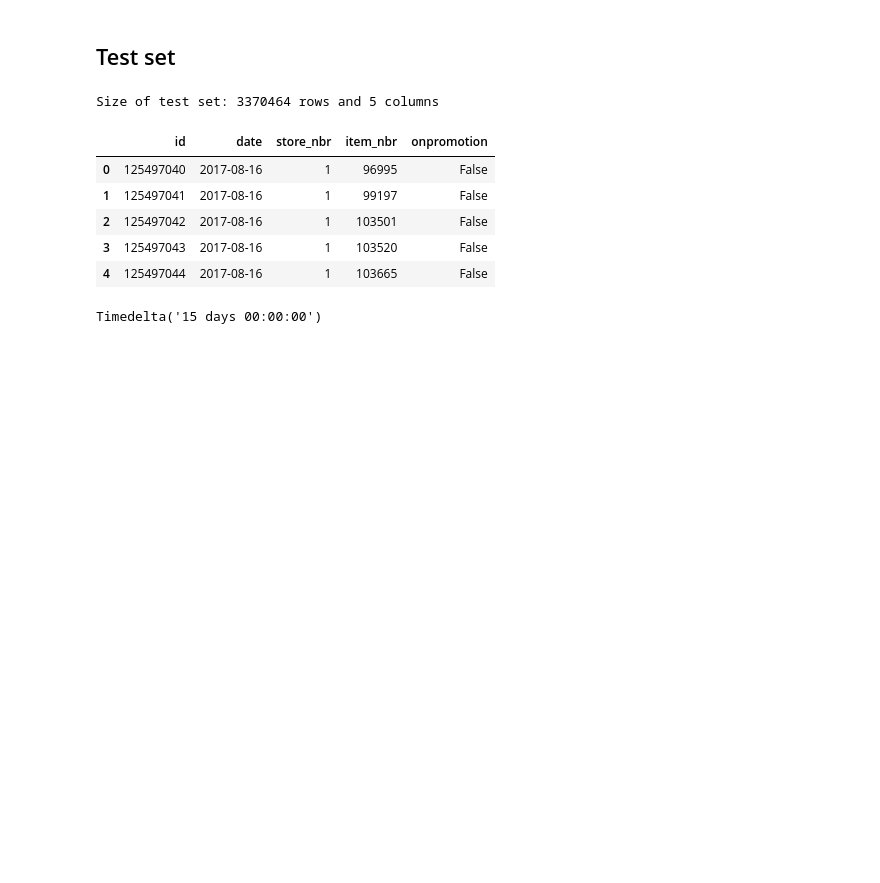
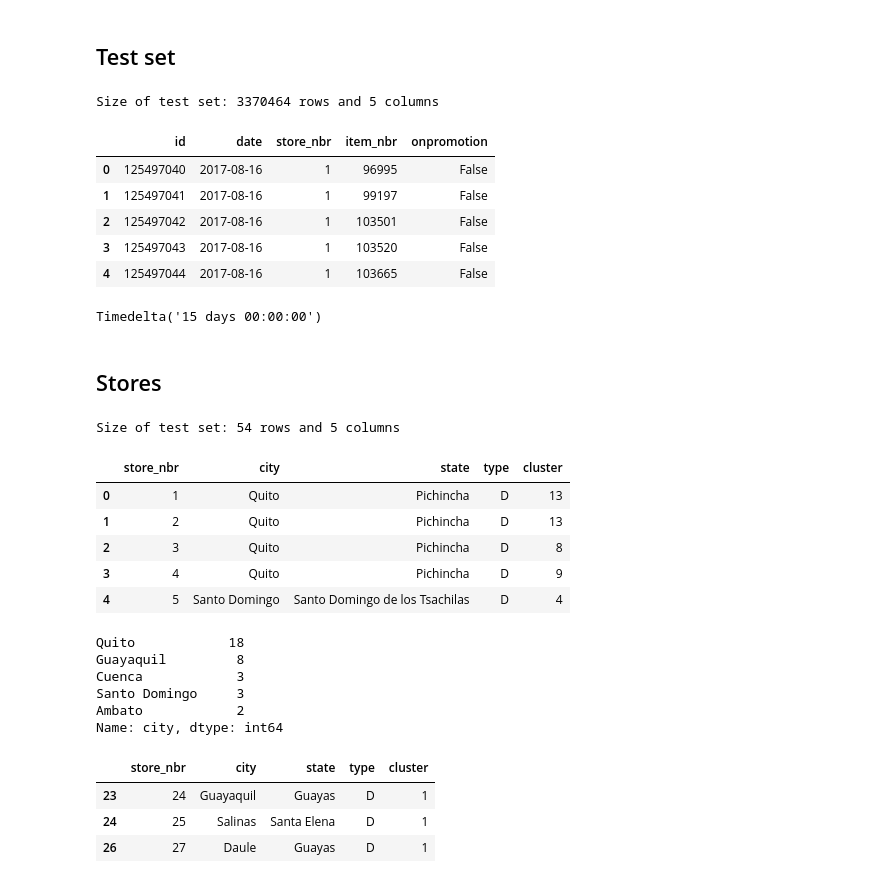
Before and after one commit to alekseisolovev/kaggle, a Jupyter notebook: favorita-sales/favorita_sales_eda.ipynb, the cells around one changed output. Drawn from its saved outputs; the diff is of its cells as text; code cells hidden in the pictures; blank space fills up the shorter version.

```diff
--- a/favorita-sales/favorita_sales_eda.ipynb
+++ b/favorita-sales/favorita_sales_eda.ipynb
@@ -92,3 +92,34 @@ df_test.date = pd.to_datetime(df_test.date)
 pd.Timedelta(df_test.date.max() - df_test.date.min())
 # %% [output]
 Timedelta('15 days 00:00:00')
+# %% [markdown]
+## Stores
+# %%
+df_stores = pd.read_csv('stores.csv')
+
+print('Size of test set: {} rows and {} columns'.format(*df_stores.shape))
+df_stores.head()
+# %% [output]
+Size of test set: 54 rows and 5 columns
+|  | store_nbr | city | state | type | cluster |
+| 0 | 1 | Quito | Pichincha | D | 13 |
+| 1 | 2 | Quito | Pichincha | D | 13 |
+| 2 | 3 | Quito | Pichincha | D | 8 |
+| 3 | 4 | Quito | Pichincha | D | 9 |
+| 4 | 5 | Santo Domingo | Santo Domingo de los Tsachilas | D | 4 |
+# %%
+df_stores.city.value_counts().head()
+# %% [output]
+Quito            18
+Guayaquil         8
+Cuenca            3
+Santo Domingo     3
+Ambato            2
+Name: city, dtype: int64
+# %%
+df_stores[df_stores.cluster == 1]
+# %% [output]
+|  | store_nbr | city | state | type | cluster |
+| 23 | 24 | Guayaquil | Guayas | D | 1 |
+| 24 | 25 | Salinas | Santa Elena | D | 1 |
+| 26 | 27 | Daule | Guayas | D | 1 |
```
Also changed, not shown: parts of 9 cells of this notebook.
